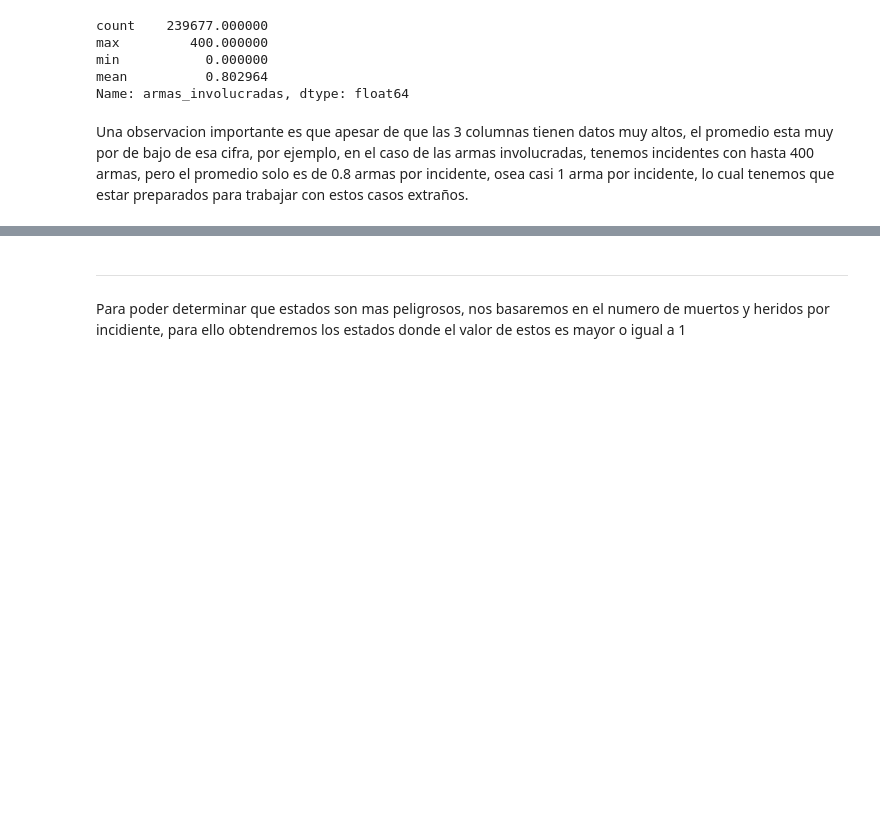
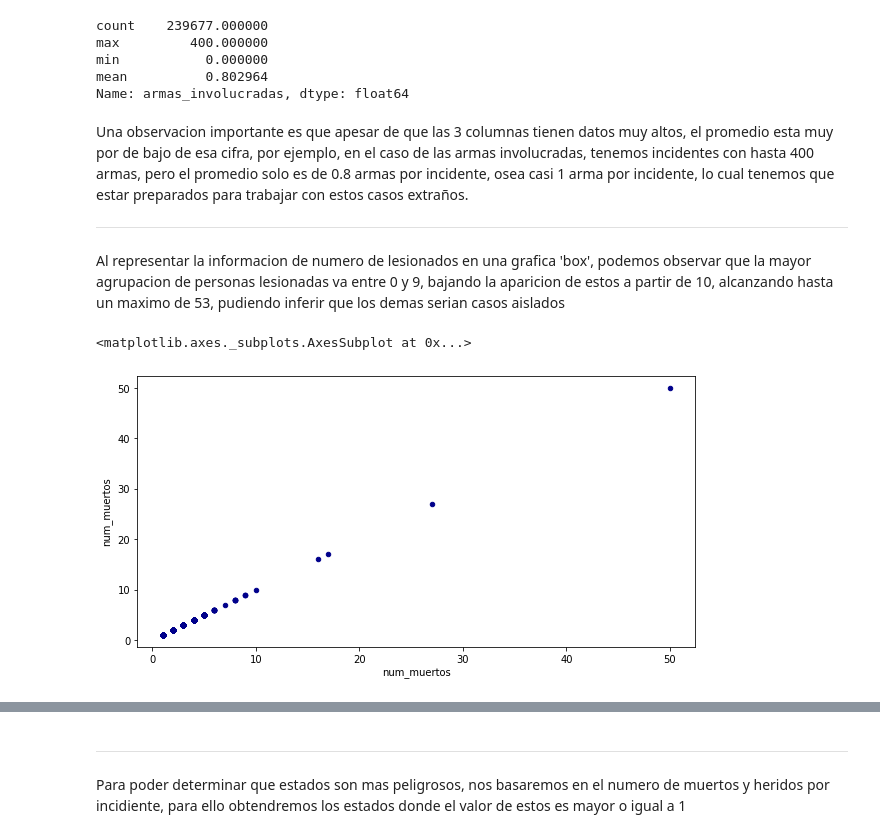
Before and after one commit to gonzalo91/Proyecto-Ciencia-de-datos, a Jupyter notebook: proyecto_final/Entregable2.ipynb, the cells around one changed output, grey strips where cells are left out. Drawn from its saved outputs; the diff is of its cells as text; code cells hidden in the pictures; blank space fills up the shorter version.

```diff
--- a/proyecto_final/Entregable2.ipynb
+++ b/proyecto_final/Entregable2.ipynb
@@ -477,3 +477,11 @@ mean          0.802964
 Name: armas_involucradas, dtype: float64
 # %% [markdown]
 Una observacion importante es que apesar de que las 3 columnas tienen datos muy altos, el promedio esta muy por de bajo de esa cifra, por ejemplo, en el caso de las armas involucradas, tenemos incidentes con hasta 400 armas, pero el promedio solo es de 0.8 armas por incidente, osea casi 1 arma por incidente, lo cual tenemos que estar preparados para trabajar con estos casos extraños.
+__________________________________________________________________________________________________________________
+# %% [markdown]
+Al representar la informacion de numero de lesionados en una grafica 'box', podemos observar que la mayor agrupacion de personas lesionadas va entre 0 y 9, bajando la aparicion de estos a partir de 10, alcanzando hasta un maximo de 53, pudiendo inferir que los demas serian casos aislados
+# %%
+incidentes[incidentes.num_muertos>0].plot.scatter(x='num_muertos',y='num_muertos',c='DarkBlue', figsize=(10,5))
+# %% [output]
+<matplotlib.axes._subplots.AxesSubplot at 0x...>
+[figure, added]
```
Also changed, not shown: parts of 16 cells of this notebook.
